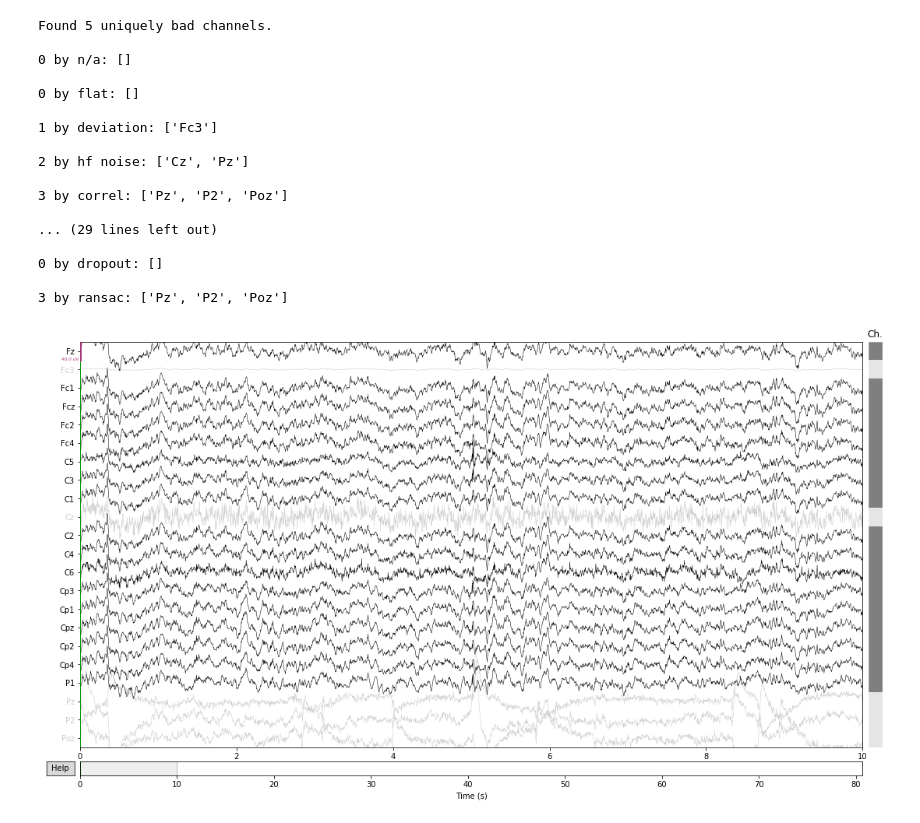
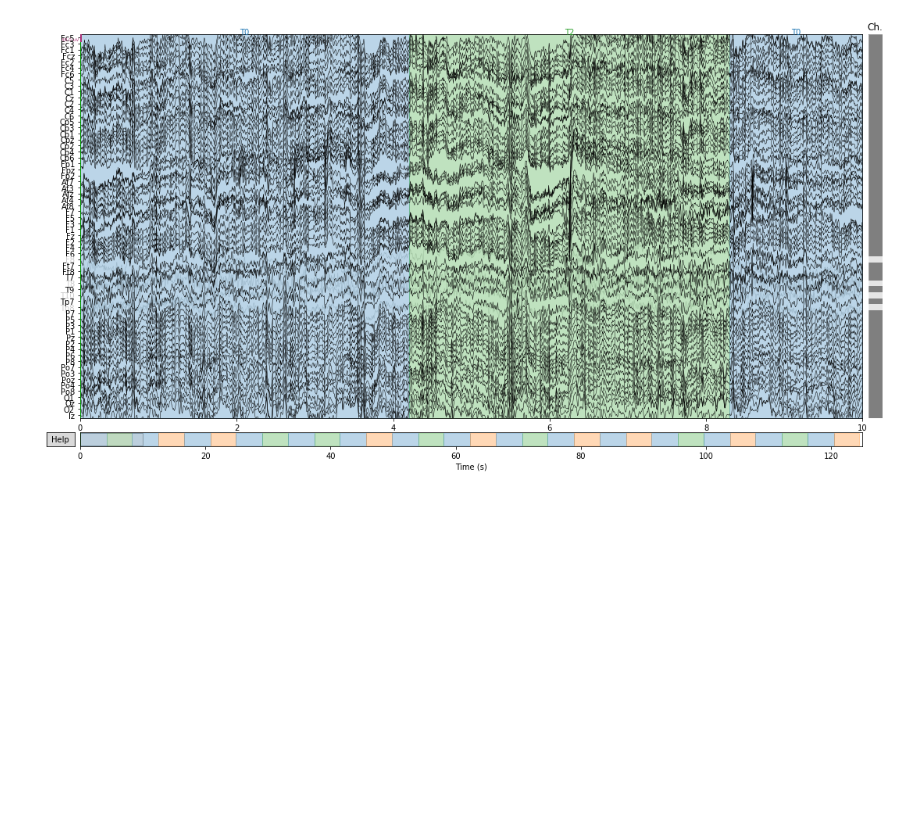
Before and after one commit to NeuroDataDesign/pyautomagic, a Jupyter notebook: pyautomagic/preprocessing/finding_noisy_chns.ipynb, the cells around one changed output. Saved outputs shown, nothing was run; the diff lists cells and outputs as text; code cells hidden in the pictures; blank space fills up the shorter version.

Commit message:
Noisy channels with a new dataset

```diff
--- a/pyautomagic/preprocessing/finding_noisy_chns.ipynb
+++ b/pyautomagic/preprocessing/finding_noisy_chns.ipynb
@@ -48,7 +48,7 @@ class bad_channels_detector():
         self.bad_by_ransac = []
         self.noisy_channels = []
 
-    def get_bads(self, verbose=True):
+    def get_bads(self, verbose=False):
         """Get a list of all bad channels.
         Parameters
         ----------
@@ -489,28 +489,43 @@ def filter_design(N_order, amp, freq, sample_rate):
                          (np.transpose(hamming_window[:])))
     return kernel
 
-
-a = loadmat('C:\\Users\\Aamna\\Desktop\\NDD\\A01ChannelData.mat')
-ch_names = ['Fz', 'Fc3', 'Fc1', 'Fcz', 'Fc2', 'Fc4', 'C5', 'C3', 'C1', 'Cz', 'C2', 'C4', 'C6', 'Cp3', 'Cp1', 'Cpz',
-            'Cp2', 'Cp4', 'P1', 'Pz', 'P2', 'Poz']
-sfreq = 250
-eeg = a['ChannelData']
-eeg[19:22, :] = eeg[22:25, :]
-eeg[1, :] = eeg[1, :] / 10
-noise=10*np.random.normal(0,1,eeg.shape[1])
-eeg[9,:]=eeg[2,:]+noise
-eeg = eeg[0:22, :]
-n_chans = 22
-X = eeg*1e-6
-info = mne.create_info(ch_names=ch_names, sfreq=sfreq,
-                       ch_types=['eeg'] * n_chans)
-raw = mne.io.RawArray(X, info)
-a = mne.channels.read_montage(kind='standard_1020', ch_names=raw.info['ch_names'])
+raw = mne.io.read_raw_edf("C:\\Users\\Aamna\\Desktop\\NDD\\S001R04.edf", preload=True)
+raw.rename_channels(lambda s: s.strip("."))
+a=mne.channels.read_montage(kind='standard_1020',ch_names=raw.info['ch_names'])
+mne.set_log_level("WARNING")
 raw.set_montage(a)
-
+eeg=raw.get_data()
+#eeg[3,:]=0
+#eeg[5,:]=eeg[5,:]/10
+#np.random.shuffle(eeg)
+#raw2=mne.io.RawArray(eeg,raw.info)
 nd=bad_channels_detector(raw)
 bads=nd.find_noisy_channels()
-nd.get_bads()
+nd.get_bads(verbose=True)
 raw.info['bads']=bads
-raw.plot(block=True, n_channels=22)
+raw.plot(block=True,n_channels=64)
+
+
+#a = loadmat('C:\\Users\\Aamna\\Desktop\\NDD\\A01ChannelData.mat')
+#ch_names = ['Fz', 'Fc3', 'Fc1', 'Fcz', 'Fc2', 'Fc4', 'C5', 'C3', 'C1', 'Cz', 'C2', 'C4', 'C6', 'Cp3', 'Cp1', 'Cpz','Cp2', 'Cp4', 'P1', 'Pz', 'P2', 'Poz']
+#sfreq = 250
+#eeg = a['ChannelData']
+#eeg[19:22, :] = eeg[22:25, :]
+#eeg[1, :] = eeg[1, :] / 10
+#eeg[4,:]=0
+#eeg[6,:]=0
+#noise=10*np.random.normal(0,1,eeg.shape[1])
+#eeg[9,:]=eeg[2,:]+noise
+#eeg = eeg[0:22, :]
+#n_chans = 22
+#X = eeg*1e-6
+#info = mne.create_info(ch_names=ch_names, sfreq=sfreq, ch_types=['eeg'] * n_chans)
+#raw = mne.io.RawArray(X, info)
+#a = mne.channels.read_montage(kind='standard_1020', ch_names=raw.info['ch_names'])
+#raw.set_montage(a)
+
+#nd=bad_channels_detector(raw)
+#bads=nd.find_noisy_channels()
+#raw.info['bads']=bads
+#raw.plot(block=True, n_channels=22)
 # %% [output]
@@ -520,18 +547 @@ Ready.
-Found 5 uniquely bad channels.
-
-0 by n/a: []
-
-0 by flat: []
-
-1 by deviation: ['Fc3']
-
-2 by hf noise: ['Cz', 'Pz']
-
-3 by correl: ['Pz', 'P2', 'Poz']
-
-... (29 lines left out)
-
-0 by dropout: []
-
-3 by ransac: ['Pz', 'P2', 'Poz']
-[figure, old version]
+[figure, new version]
```
Also changed, not shown: parts of 1 cell of this notebook.
